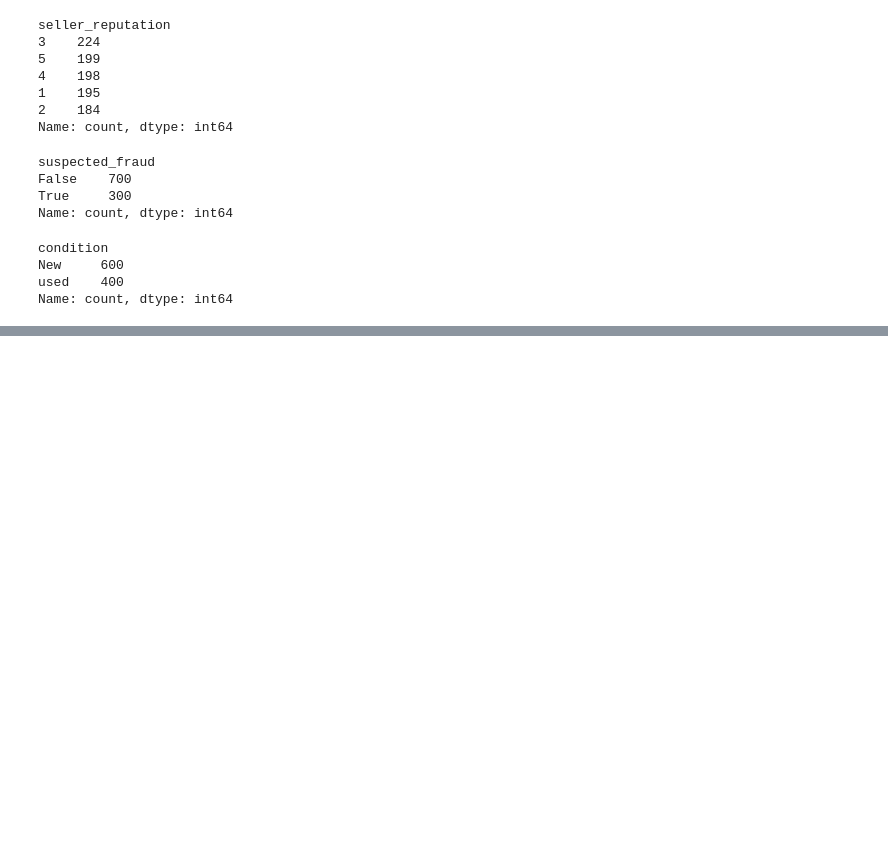
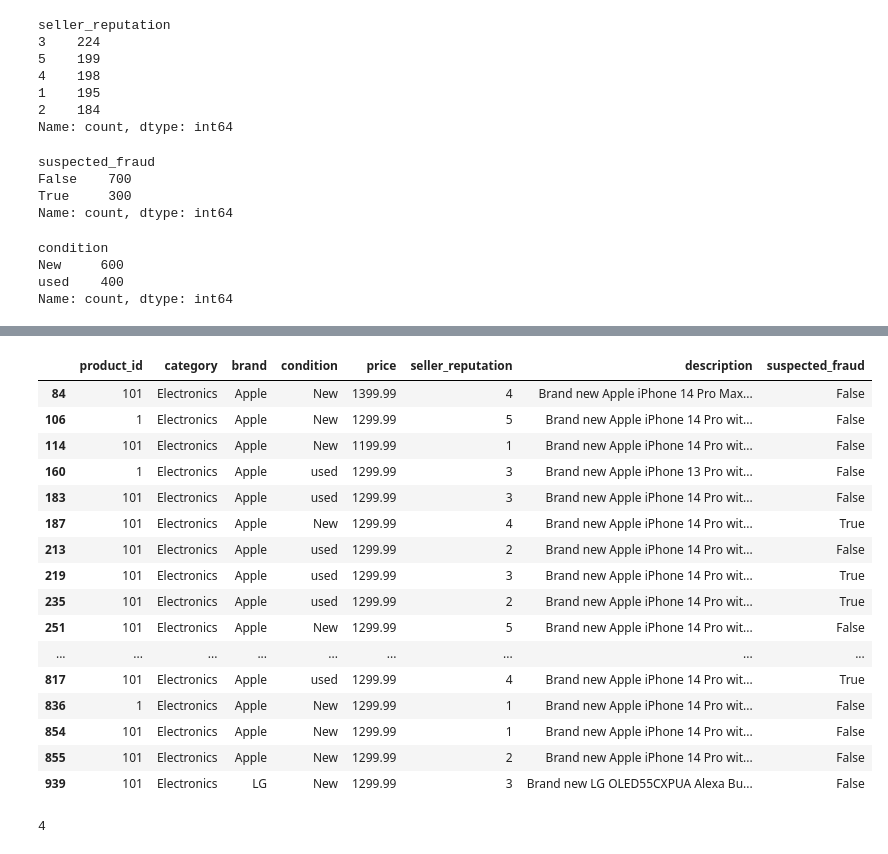
Before and after one commit to aaronGeb/synthetic-data-ml-project, a Jupyter notebook: notebook/data_processing.ipynb, the cells around one changed output, grey strips where cells are left out. Cells and saved outputs as stored; diff of their text form; code cells hidden in the pictures; blank space fills up the shorter version.

Commit message:
synthetic data

```diff
--- a/notebook/data_processing.ipynb
+++ b/notebook/data_processing.ipynb
@@ -37,0 +63,19 @@ Name: count, dtype: int64
+# %%
+# Get existing product IDs (excluding 26)
+existing_ids = set(df['product_id']) - {26}
+
+# Find how many replacements we need
+num_replacements = df['product_id'].eq(26).sum()
+
+# Generate unique random numbers between 1 and 1000 that are not in existing_ids
+new_values = set()
+while len(new_values) < num_replacements:
+    new_val = np.random.randint(1, 1001)
+    if new_val not in existing_ids | new_values:
+        new_values.add(new_val)
+
+# Replace occurrences of 26 with unique random values
+df.loc[df['product_id'] == 26, 'product_id'] = list(new_values)
+
+# Display updated DataFrame
+df.head(10)
@@ -37,0 +110,24 @@ Name: count, dtype: int64
+# %%
+df[df['product_id'].duplicated()]
+# %% [output]
+|  | product_id | category | brand | condition | price | seller_reputation | description | suspected_fraud |
+| 84 | 101 | Electronics | Apple | New | 1399.99 | 4 | Brand new Apple iPhone 14 Pro Max... | False |
+| 106 | 1 | Electronics | Apple | New | 1299.99 | 5 | Brand new Apple iPhone 14 Pro wit... | False |
+| 114 | 101 | Electronics | Apple | New | 1199.99 | 1 | Brand new Apple iPhone 14 Pro wit... | False |
+| 160 | 1 | Electronics | Apple | used | 1299.99 | 3 | Brand new Apple iPhone 13 Pro wit... | False |
+| 183 | 101 | Electronics | Apple | used | 1299.99 | 3 | Brand new Apple iPhone 14 Pro wit... | False |
+| 187 | 101 | Electronics | Apple | New | 1299.99 | 4 | Brand new Apple iPhone 14 Pro wit... | True |
+| 213 | 101 | Electronics | Apple | used | 1299.99 | 2 | Brand new Apple iPhone 14 Pro wit... | False |
+| 219 | 101 | Electronics | Apple | used | 1299.99 | 3 | Brand new Apple iPhone 14 Pro wit... | True |
+| 235 | 101 | Electronics | Apple | used | 1299.99 | 2 | Brand new Apple iPhone 14 Pro wit... | True |
+| 251 | 101 | Electronics | Apple | New | 1299.99 | 5 | Brand new Apple iPhone 14 Pro wit... | False |
+| ... | ... | ... | ... | ... | ... | ... | ... | ... |
+| 817 | 101 | Electronics | Apple | used | 1299.99 | 4 | Brand new Apple iPhone 14 Pro wit... | True |
+| 836 | 1 | Electronics | Apple | New | 1299.99 | 1 | Brand new Apple iPhone 14 Pro wit... | False |
+| 854 | 101 | Electronics | Apple | New | 1299.99 | 1 | Brand new Apple iPhone 14 Pro wit... | False |
+| 855 | 101 | Electronics | Apple | New | 1299.99 | 2 | Brand new Apple iPhone 14 Pro wit... | False |
+| 939 | 101 | Electronics | LG | New | 1299.99 | 3 | Brand new LG OLED55CXPUA Alexa Bu... | False |
+# %%
+df.duplicated().sum()
+# %% [output]
+4
```
Also changed, not shown: parts of 11 cells of this notebook, 11 other files.
